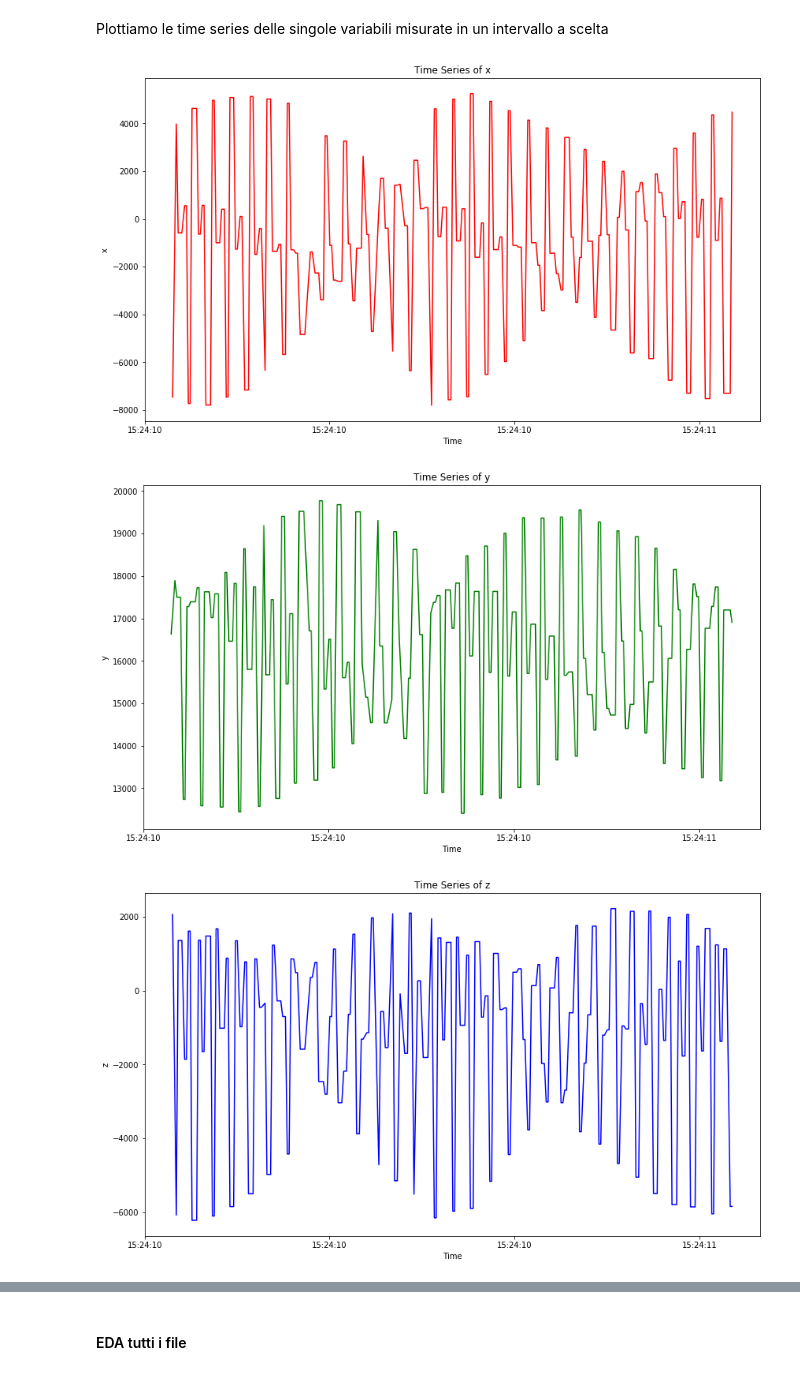
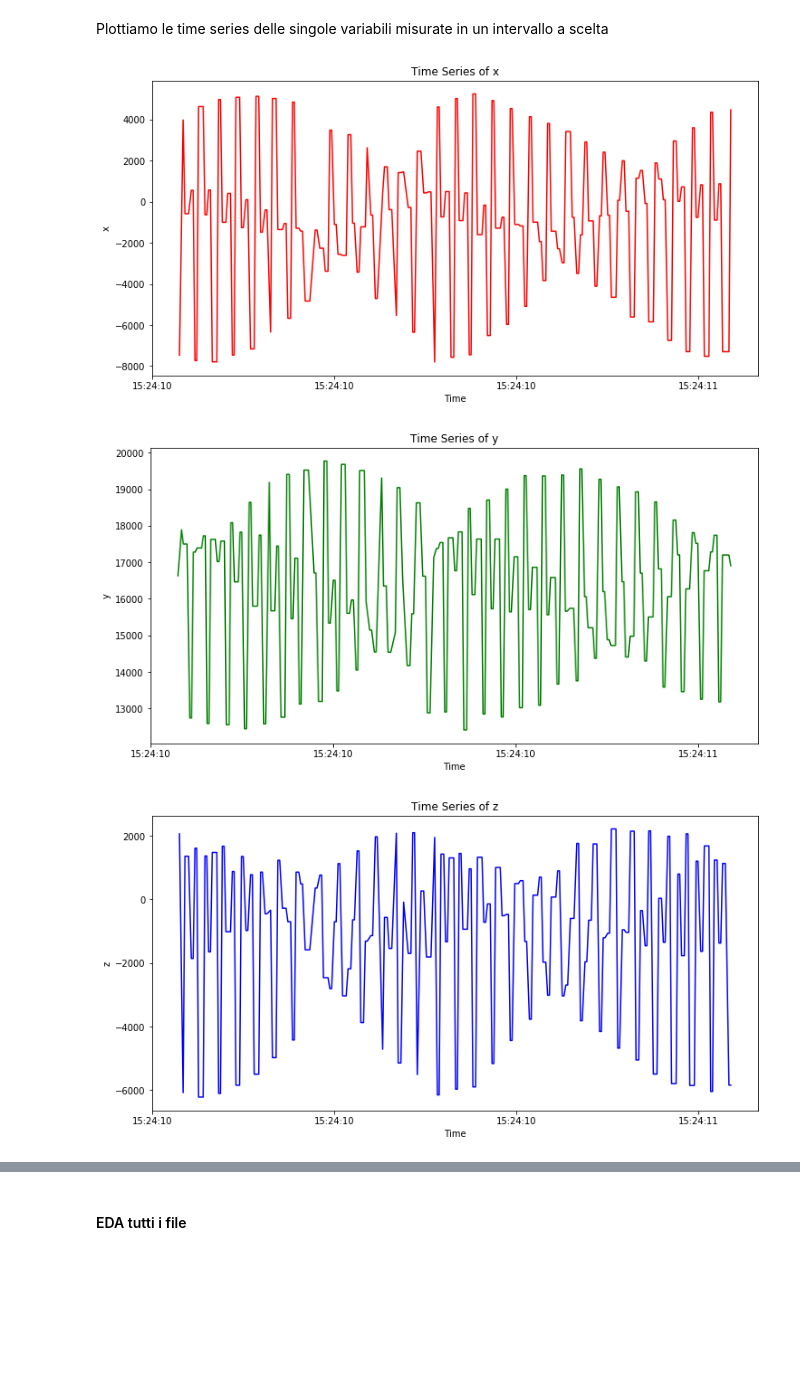
Before and after one commit to martinolorusso/coffee_machine, a Jupyter notebook: data_preparation.ipynb, the cells around one changed output, grey strips where cells are left out. Cells and saved outputs as stored; diff of their text form; code cells hidden in the pictures; blank space fills up the shorter version.

```diff
--- a/data_preparation.ipynb
+++ b/data_preparation.ipynb
@@ -70,17 +70,17 @@ Plottiamo le time series delle singole variabili misurate in un intervallo a sce
 # %%
 start_time = 0
 end_time = 256
 variables = df.columns.values[1:]
 colors = {'x':'r', 'y':'g', 'z':'b', 'i':'y'}
 
 for var in variables:
 
-    plt.figure(figsize=(14,8))
+    plt.figure(figsize=(12,6))
     sns.lineplot(x='date_time', y=var, data=df[start_time:end_time], color=colors[var])
     plt.title("Time Series of " + var)
     plt.xlabel("Time")
     plt.ylabel(var)
 # %% [output]
-[figure, old version]
+[figure, new version]
-[figure, old version]
+[figure, new version]
-[figure, old version]
+[figure, new version]
```
Also changed, not shown: parts of 14 cells of this notebook.
